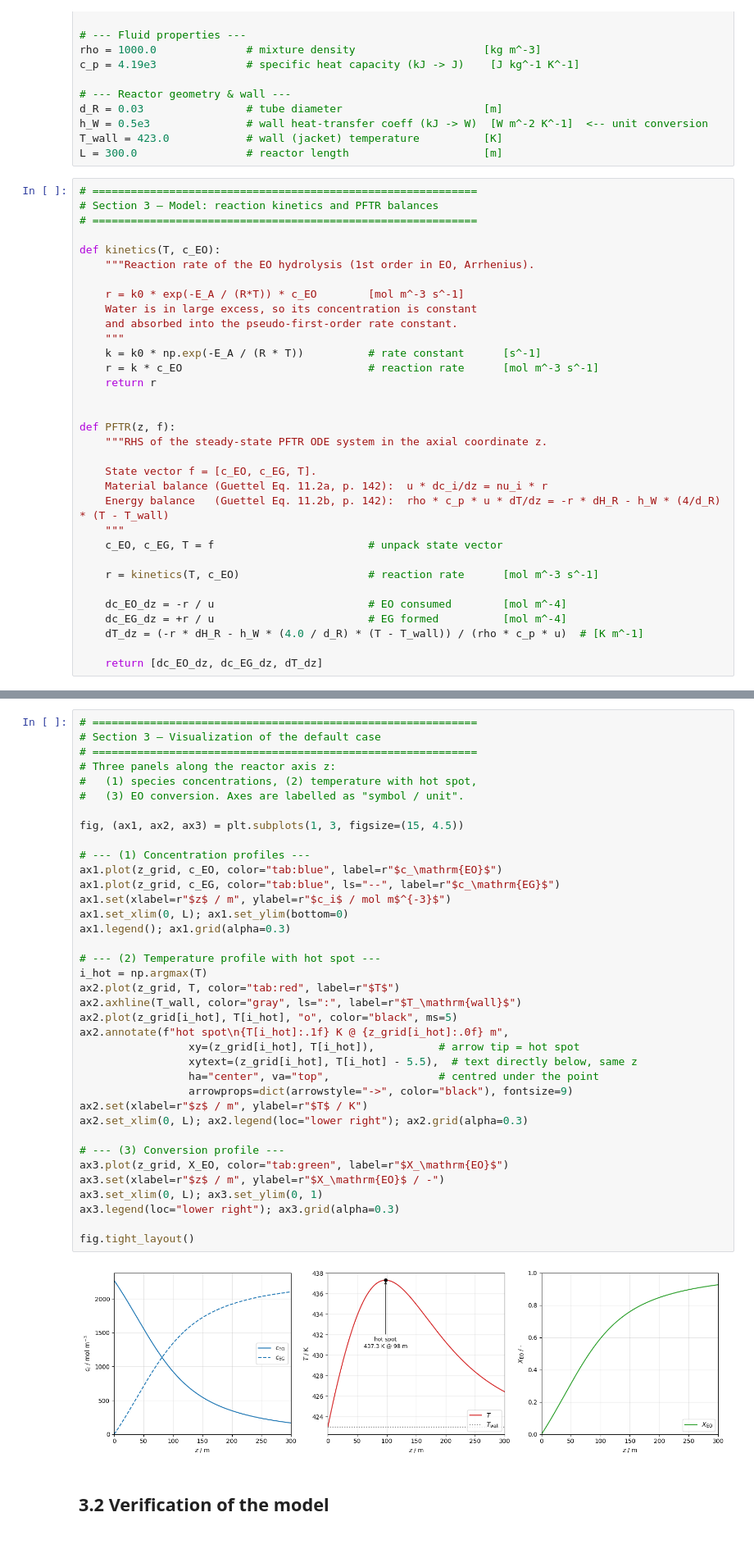
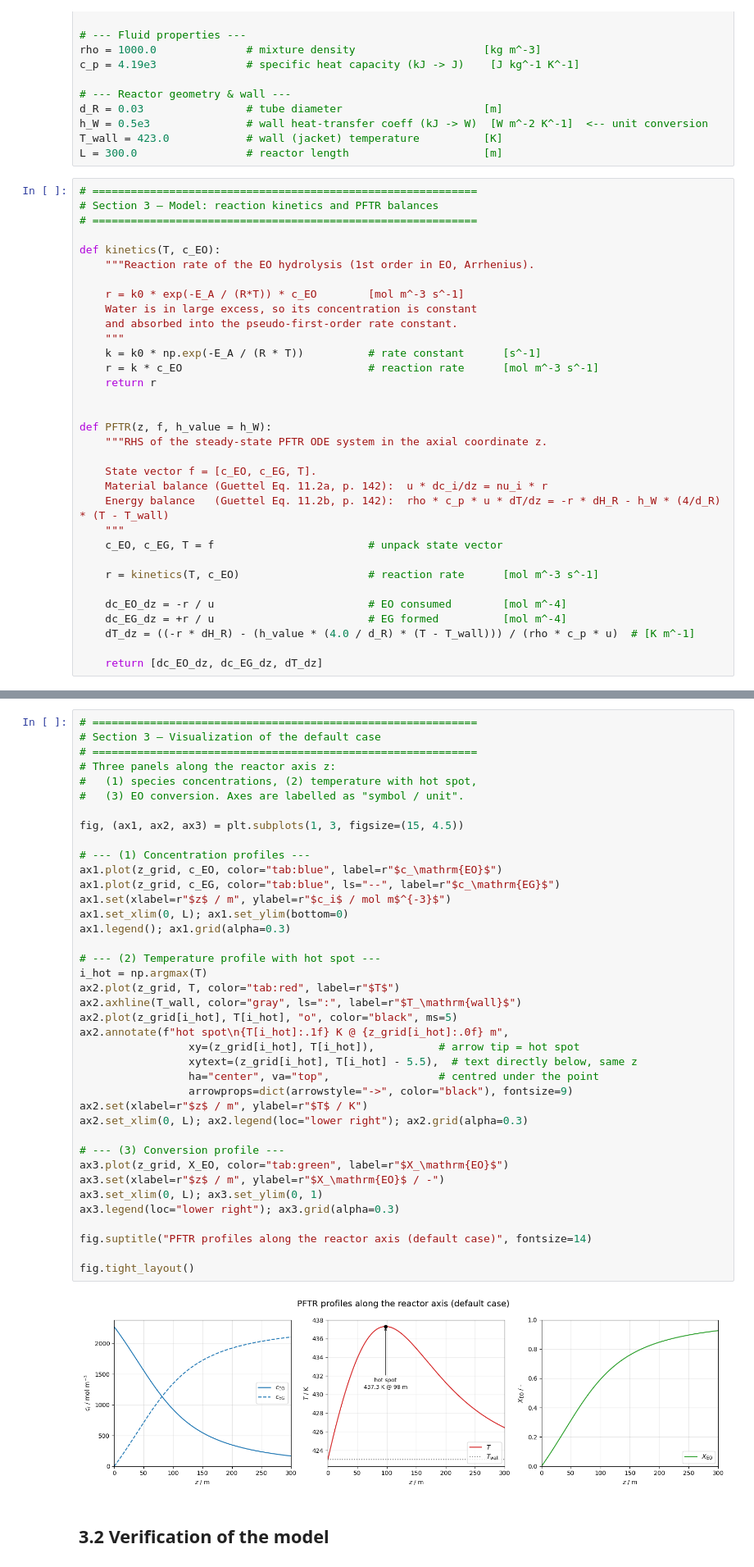
Before and after one commit to PeterSchoenung/CRE3-Assignment-3, a Jupyter notebook: CRT_3_assignment_3_26_Group_5.ipynb, the cells around one changed output, grey strips where cells are left out. Shown at 82% size. Saved outputs shown, nothing was run; the diff lists cells and outputs as text; blank space fills up the shorter version.

```diff
--- a/CRT_3_assignment_3_26_Group_5.ipynb
+++ b/CRT_3_assignment_3_26_Group_5.ipynb
@@ -188,7 +188,7 @@ def kinetics(T, c_EO):
     return r
 
 
-def PFTR(z, f):
+def PFTR(z, f, h_value = h_W):
     """RHS of the steady-state PFTR ODE system in the axial coordinate z.
 
     State vector f = [c_EO, c_EG, T].
@@ -201,7 +201,7 @@ def PFTR(z, f):
 
     dc_EO_dz = -r / u                        # EO consumed        [mol m^-4]
     dc_EG_dz = +r / u                        # EG formed          [mol m^-4]
-    dT_dz = (-r * dH_R - h_W * (4.0 / d_R) * (T - T_wall)) / (rho * c_p * u)  # [K m^-1]
+    dT_dz = ((-r * dH_R) - (h_value * (4.0 / d_R) * (T - T_wall))) / (rho * c_p * u)  # [K m^-1]
 
     return [dc_EO_dz, dc_EG_dz, dT_dz]
 # %%
@@ -258,34 +258,36 @@ Mass-balance check  : max|c_EO + c_EG - c_EO_in| = 1.82e-12 mol/m^3
 fig, (ax1, ax2, ax3) = plt.subplots(1, 3, figsize=(15, 4.5))
 
 # --- (1) Concentration profiles ---
 ax1.plot(z_grid, c_EO, color="tab:blue", label=r"$c_\mathrm{EO}$")
 ax1.plot(z_grid, c_EG, color="tab:blue", ls="--", label=r"$c_\mathrm{EG}$")
 ax1.set(xlabel=r"$z$ / m", ylabel=r"$c_i$ / mol m$^{-3}$")
 ax1.set_xlim(0, L); ax1.set_ylim(bottom=0)
 ax1.legend(); ax1.grid(alpha=0.3)
 
 # --- (2) Temperature profile with hot spot ---
 i_hot = np.argmax(T)
 ax2.plot(z_grid, T, color="tab:red", label=r"$T$")
 ax2.axhline(T_wall, color="gray", ls=":", label=r"$T_\mathrm{wall}$")
 ax2.plot(z_grid[i_hot], T[i_hot], "o", color="black", ms=5)
 ax2.annotate(f"hot spot\n{T[i_hot]:.1f} K @ {z_grid[i_hot]:.0f} m",
                  xy=(z_grid[i_hot], T[i_hot]),          # arrow tip = hot spot
                  xytext=(z_grid[i_hot], T[i_hot] - 5.5),  # text directly below, same z
                  ha="center", va="top",                 # centred under the point
                  arrowprops=dict(arrowstyle="->", color="black"), fontsize=9)
 ax2.set(xlabel=r"$z$ / m", ylabel=r"$T$ / K")
 ax2.set_xlim(0, L); ax2.legend(loc="lower right"); ax2.grid(alpha=0.3)
 
 # --- (3) Conversion profile ---
 ax3.plot(z_grid, X_EO, color="tab:green", label=r"$X_\mathrm{EO}$")
 ax3.set(xlabel=r"$z$ / m", ylabel=r"$X_\mathrm{EO}$ / -")
 ax3.set_xlim(0, L); ax3.set_ylim(0, 1)
 ax3.legend(loc="lower right"); ax3.grid(alpha=0.3)
 
+fig.suptitle("PFTR profiles along the reactor axis (default case)", fontsize=14)
+
 fig.tight_layout()
 # %% [output]
-[figure, old version]
+[figure, new version]
 # %% [markdown]
 ## 3.2 Verification of the model
 # %% [markdown]
```
Also changed, not shown: parts of 22 cells of this notebook, 11 other files.
